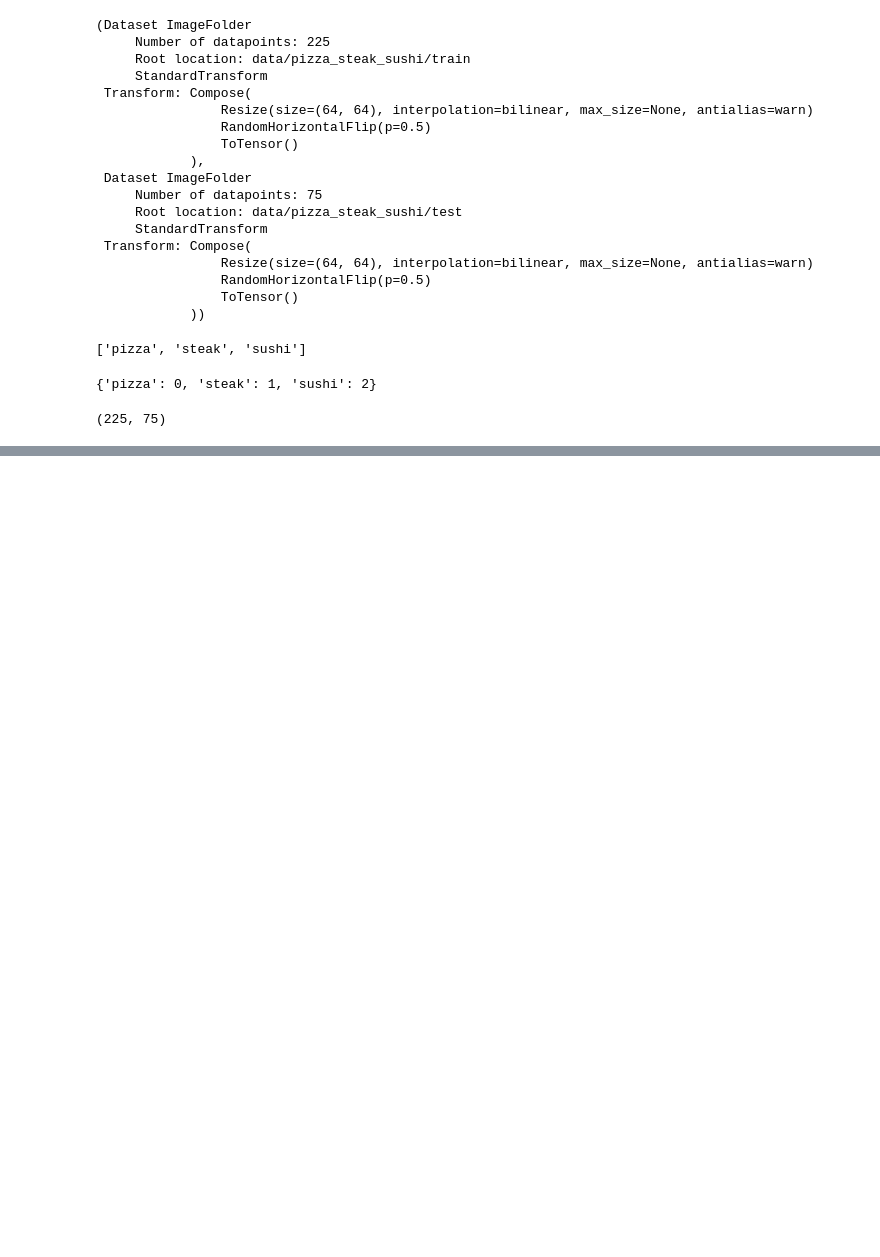
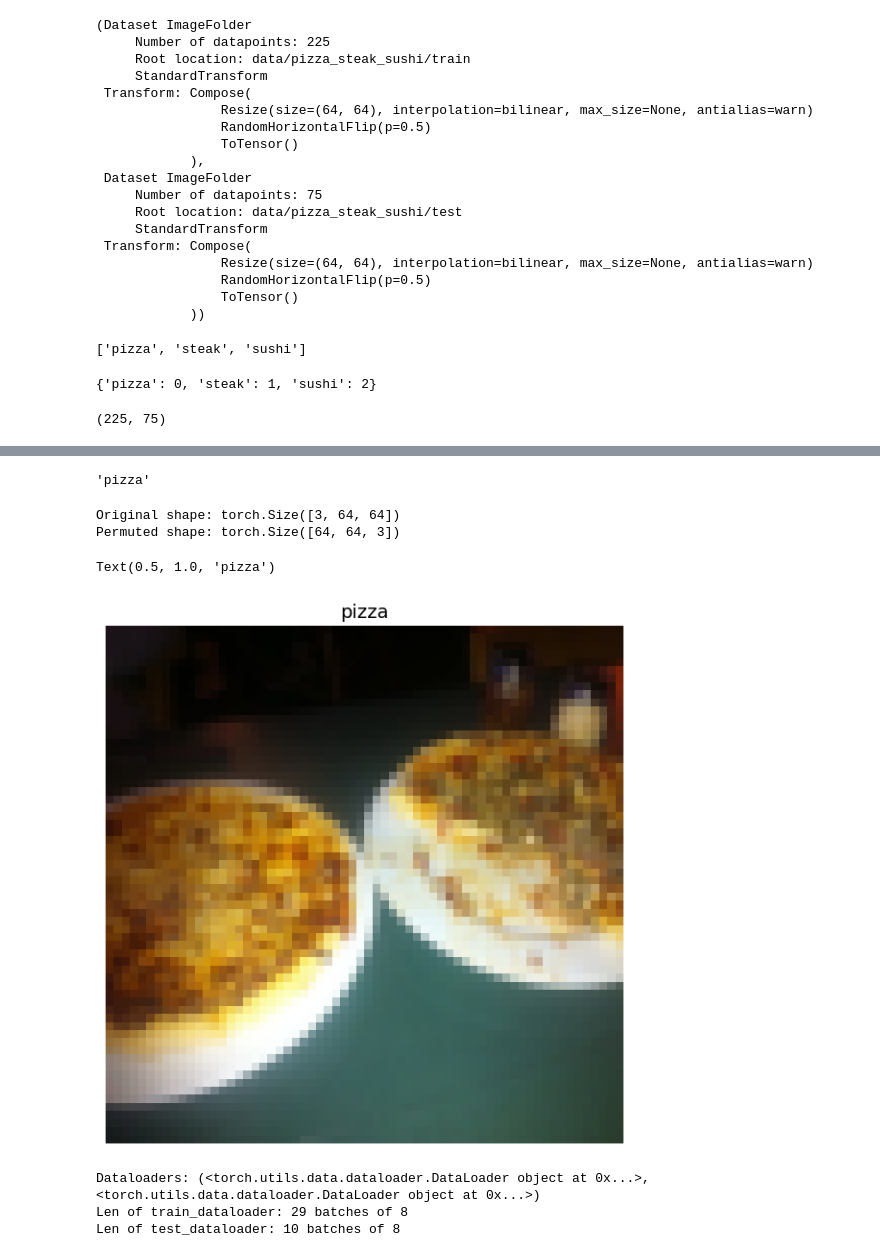
Before and after one commit to maronem/PyTorch, a Jupyter notebook: 04_pytorch_custom_datasets.ipynb, the cells around one changed output, grey strips where cells are left out. Drawn from its saved outputs; the diff is of its cells as text; code cells hidden in the pictures; blank space fills up the shorter version.

Commit message:
Created train and test dataloaders

```diff
--- a/04_pytorch_custom_datasets.ipynb
+++ b/04_pytorch_custom_datasets.ipynb
@@ -308,3 +326,11 @@ class_dict
 len(train_data), len(test_data)
 # %% [output]
 (225, 75)
+# %%
+# Index on the train_data dataset to get single image and label
+img, label = train_data[0][0], train_data[0][1]
+print(f"Image tensor:\n {img}")
+print(f"Image shape {img.shape}")
+print(f"Image: label: {label} or {class_names[label]}")
+print(f"Image dtype: {img.dtype}")
+print(f"Label dtype: {type(label)}")
@@ -310,0 +355,46 @@ len(train_data), len(test_data)
+# %%
+class_names[label]
+# %% [output]
+'pizza'
+# %%
+# Plot img using matplotlib
+
+# Rearrange order of dimensions for matplotlib
+img_permute = img.permute(1,2,0)
+
+# Print out different shapes
+print(f"Original shape: {img.shape}") # C,H,W
+print(f"Permuted shape: {img_permute.shape}") #H,W,C
+
+# Plot img
+plt.figure(figsize=(10,7))
+plt.imshow(img_permute)
+plt.axis("off")
+plt.title(class_names[label], fontsize=14)
+# %% [output]
+Original shape: torch.Size([3, 64, 64])
+Permuted shape: torch.Size([64, 64, 3])
+Text(0.5, 1.0, 'pizza')
+[figure, added]
+# %%
+# Create train and test dataloaders
+from torch.utils.data import DataLoader
+
+# Set batch size hyperparmeter
+BATCH_SIZE = 8
+
+train_dataloader = DataLoader(dataset= train_data,
+                              batch_size=BATCH_SIZE,
+                              shuffle=True)
+
+test_dataloader = DataLoader(dataset=test_data,
+                             batch_size=BATCH_SIZE,
+                             shuffle=False)
+
+print(f"Dataloaders: {train_dataloader, test_dataloader}")
+print(f"Len of train_dataloader: {len(train_dataloader)} batches of {BATCH_SIZE}")
+print(f"Len of test_dataloader: {len(test_dataloader)} batches of {BATCH_SIZE}")
+# %% [output]
+Dataloaders: (<torch.utils.data.dataloader.DataLoader object at 0x...>, <torch.utils.data.dataloader.DataLoader object at 0x...>)
+Len of train_dataloader: 29 batches of 8
+Len of test_dataloader: 10 batches of 8
```
Also changed, not shown: parts of 4 cells of this notebook.
